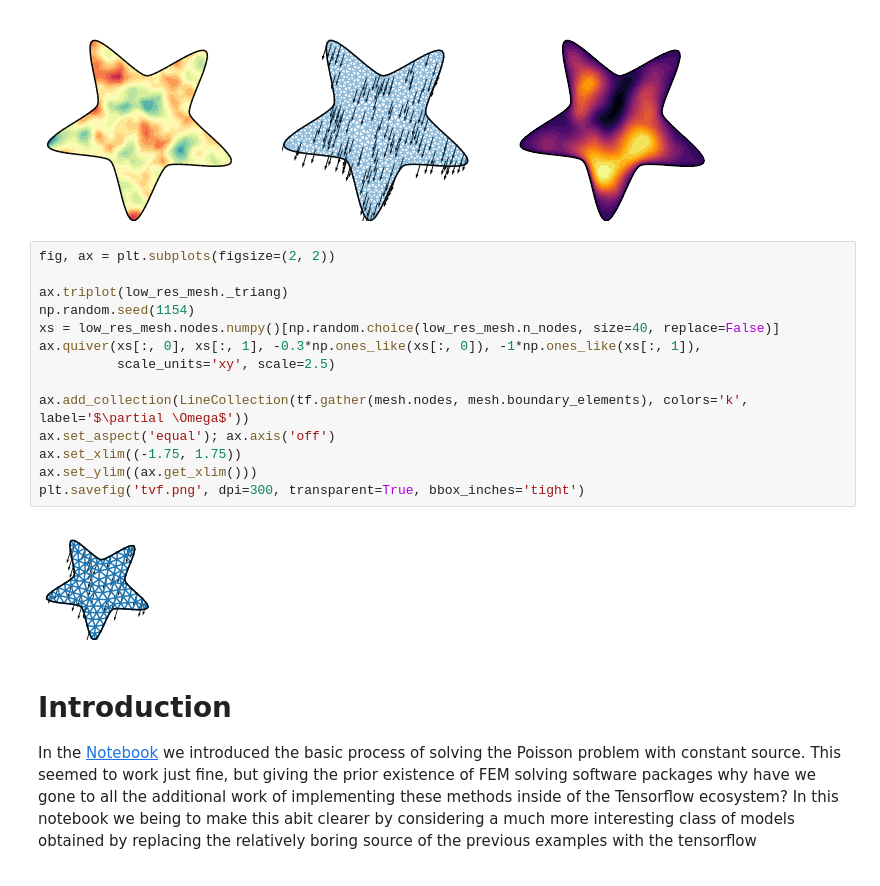
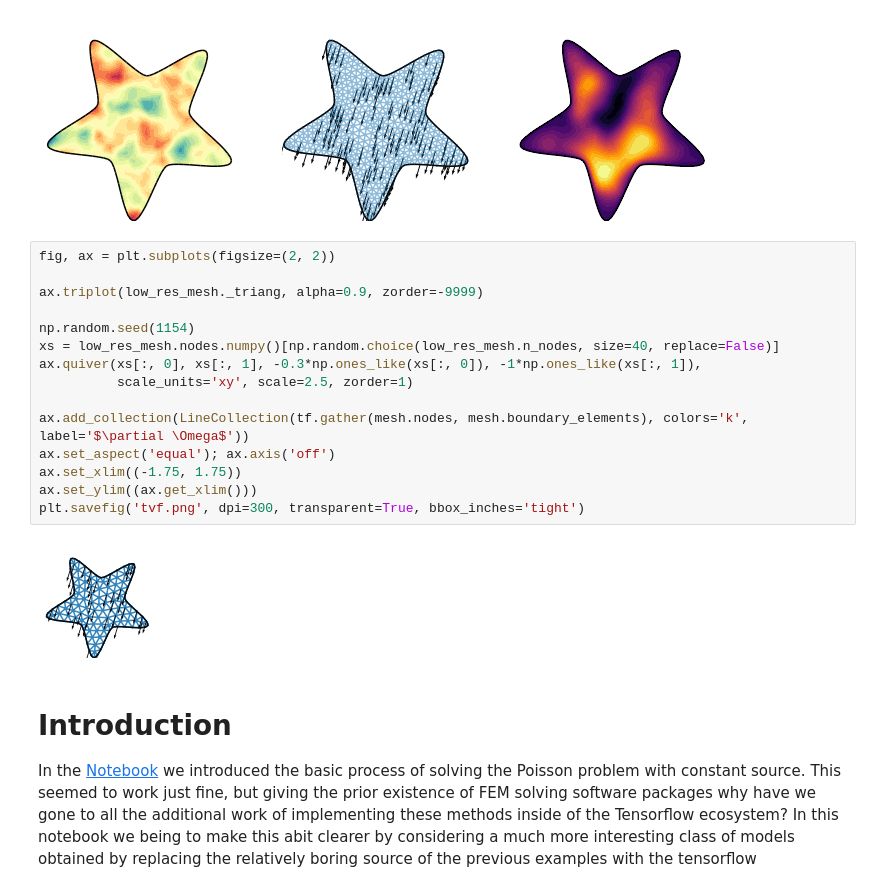
Before and after one commit to danieljtait/tenfem, a Jupyter notebook: examples/notebooks/intro_to_gp_forced_pdes.ipynb, the cells around one changed output. Saved outputs shown, nothing was run; the diff lists cells and outputs as text.

Commit message:
zorder on tvf

```diff
--- a/examples/notebooks/intro_to_gp_forced_pdes.ipynb
+++ b/examples/notebooks/intro_to_gp_forced_pdes.ipynb
@@ -472,19 +472,20 @@ plt.show()
 # %%
 fig, ax = plt.subplots(figsize=(2, 2))
 
-ax.triplot(low_res_mesh._triang)
+ax.triplot(low_res_mesh._triang, alpha=0.9, zorder=-9999)
+
 np.random.seed(1154)
 xs = low_res_mesh.nodes.numpy()[np.random.choice(low_res_mesh.n_nodes, size=40, replace=False)]
 ax.quiver(xs[:, 0], xs[:, 1], -0.3*np.ones_like(xs[:, 0]), -1*np.ones_like(xs[:, 1]),
-          scale_units='xy', scale=2.5)
+          scale_units='xy', scale=2.5, zorder=1)
 
 ax.add_collection(LineCollection(tf.gather(mesh.nodes, mesh.boundary_elements), colors='k', label='$\partial \Omega$'))
 ax.set_aspect('equal'); ax.axis('off')
 ax.set_xlim((-1.75, 1.75))
 ax.set_ylim((ax.get_xlim()))
 plt.savefig('tvf.png', dpi=300, transparent=True, bbox_inches='tight')
 # %% [output]
-[figure, old version]
+[figure, new version]
 # %% [markdown]
 # Introduction
 
```
